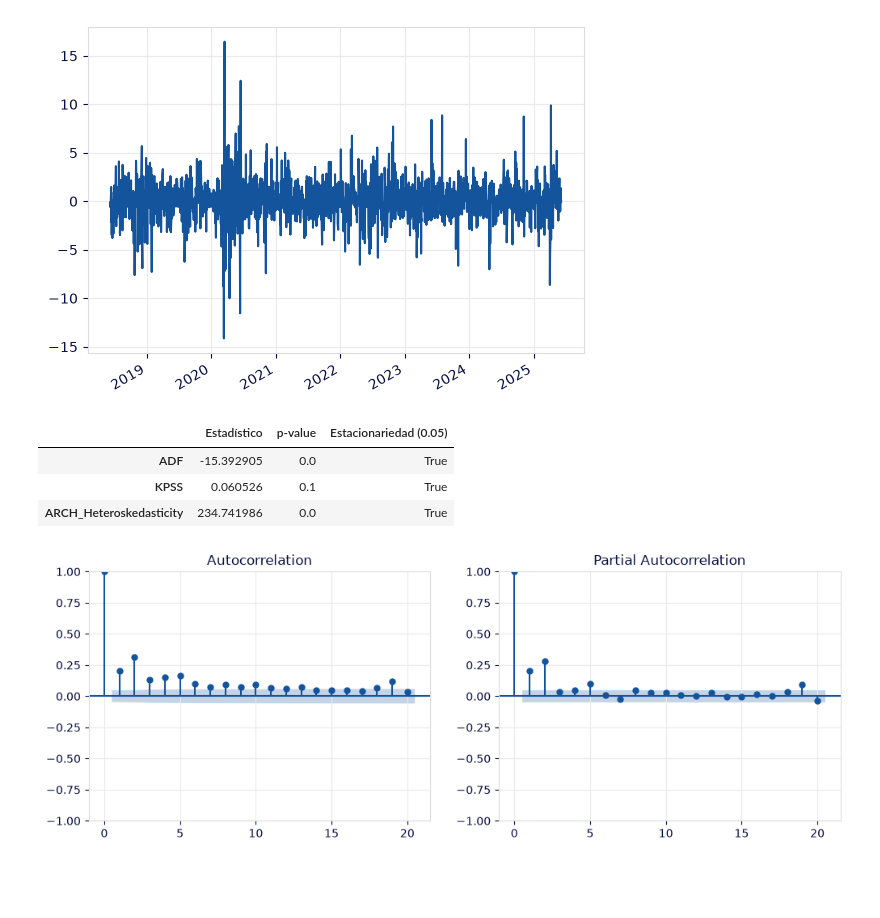
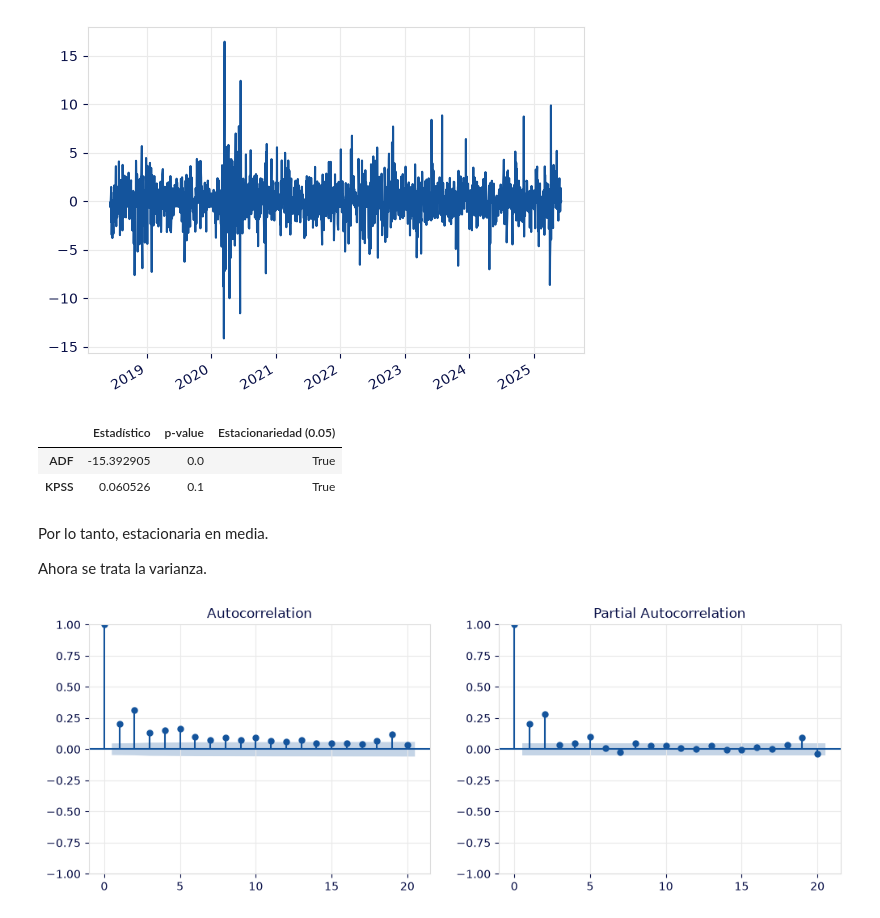
Before and after one commit to enekoanguiano/BBVA_DowJones, a Jupyter notebook: CODIGO/07_SERIES_TEMPORALES.ipynb, the cells around one changed output. Cells and saved outputs as stored; diff of their text form; code cells hidden in the pictures; blank space fills up the shorter version.

```diff
--- a/CODIGO/07_SERIES_TEMPORALES.ipynb
+++ b/CODIGO/07_SERIES_TEMPORALES.ipynb
@@ -132,7 +132,7 @@ Para admitir un modelo, debe de cumplir con los siguientes puntos:
 - Parámetros de modelo significativos
 - El residuo post-modelo es homocedástico (ya no queda volatilidad)
 # %%
-def test_estacionariedad_y_het(series, lags=None):
+def test_estacionariedad(series, lags=None):
     series = series.dropna()
 
     resultados = {}
@@ -153,14 +153,6 @@ def test_estacionariedad_y_het(series, lags=None):
         'Estacionariedad (0.05)': kpss_p > 0.05
     }
 
-    # 3. ARCH
-    arch_stat, arch_p, _, _ = het_arch(series, nlags=lags)
-    resultados['ARCH_Heteroskedasticity'] = {
-        'Estadístico': arch_stat,
-        'p-value': arch_p,
-        'Estacionariedad (0.05)': arch_p < 0.05
-    }
-
     return pd.DataFrame(resultados).T
 # %%
 def evaluate_volatility_models(returns, max_arch_p=4):
@@ -238,12 +266,15 @@ CAT_r.plot()
 <Axes: >
 [figure]
 # %%
-test_estacionariedad_y_het(CAT_r)
+test_estacionariedad(CAT_r)
 # %% [output]
 |  | Estadístico | p-value | Estacionariedad (0.05) |
 | ADF | -15.392905 | 0.0 | True |
 | KPSS | 0.060526 | 0.1 | True |
-| ARCH_Heteroskedasticity | 234.741986 | 0.0 | True |
+# %% [markdown]
+Por lo tanto, estacionaria en media.
+
+Ahora se trata la varianza.
 # %%
 CAT_sq = CAT_r ** 2
 
```
Also changed, not shown: parts of 21 cells of this notebook.
